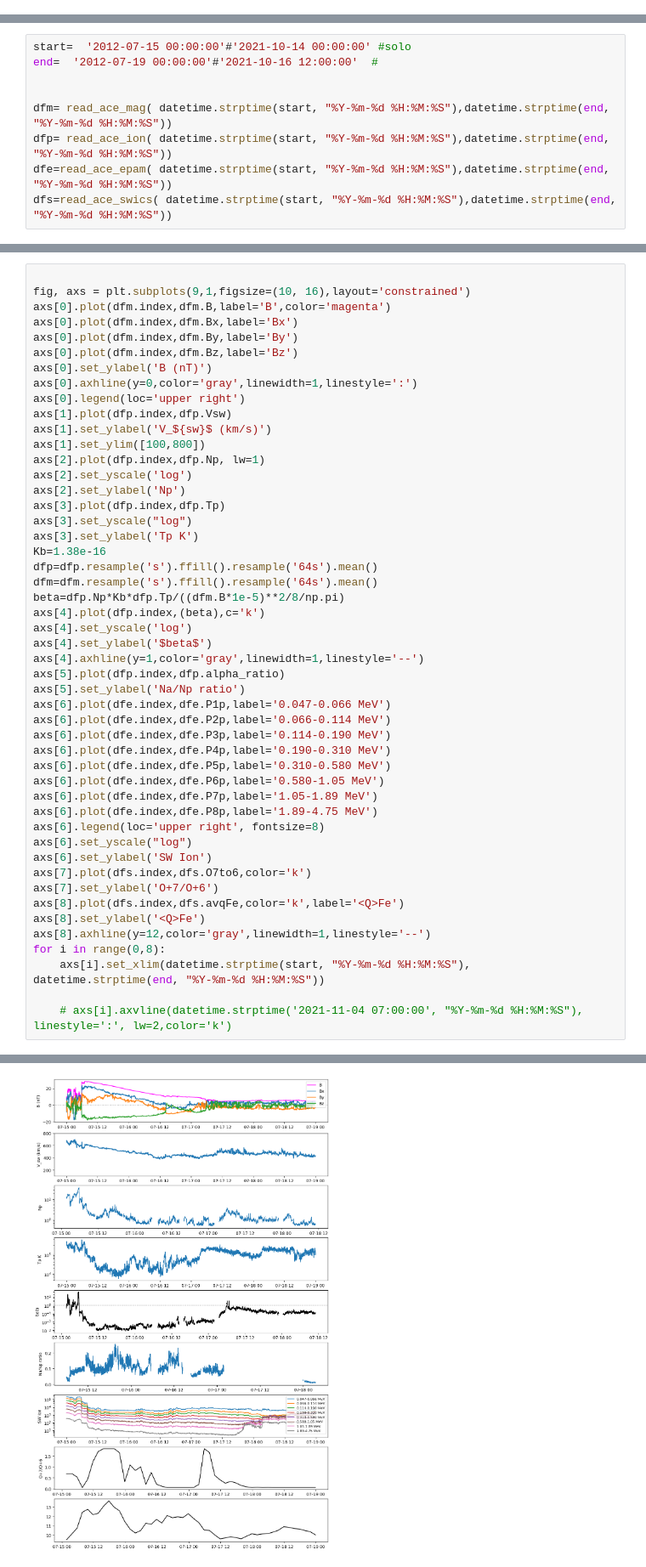
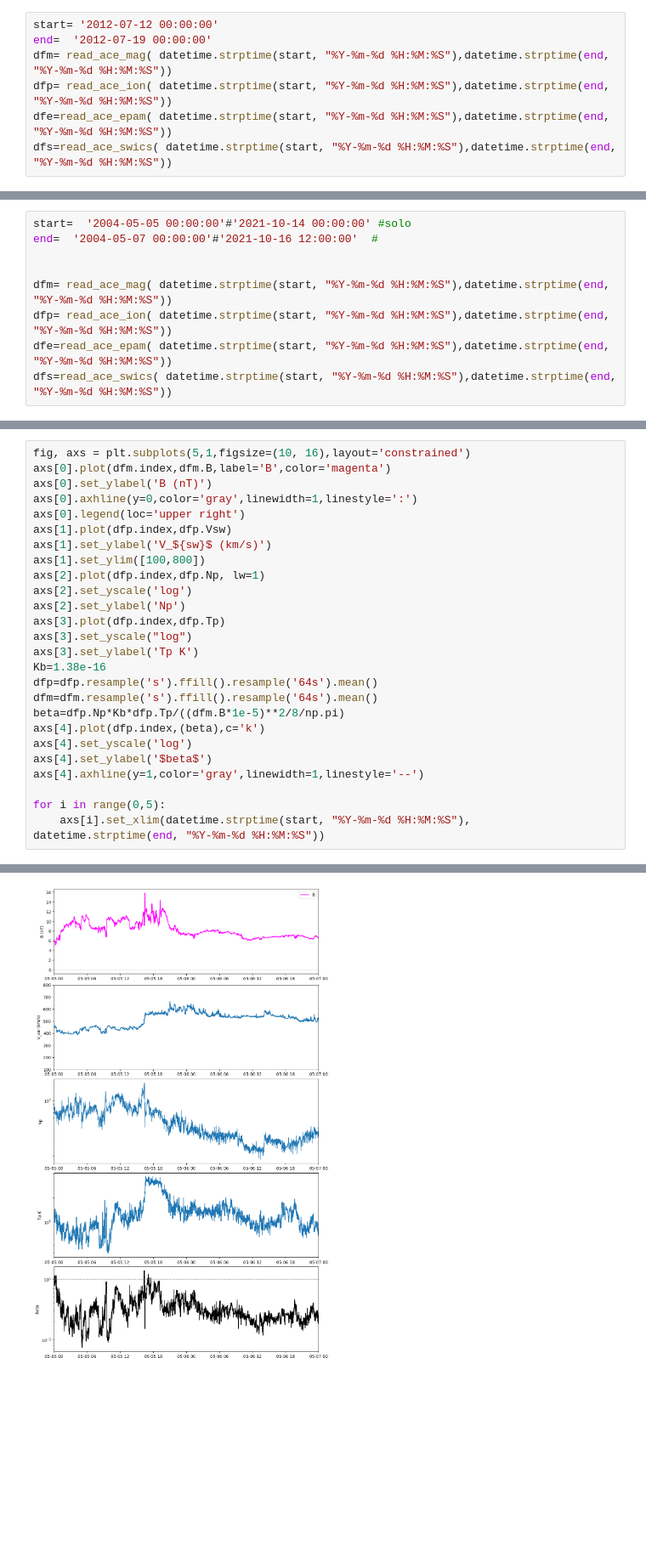
Before and after one commit to spal4532/Tutorial_LSS_SP, a Jupyter notebook: tutorial_icme.ipynb, the cells around one changed output, grey strips where cells are left out. Shown at 85% size. Saved outputs shown, nothing was run; the diff lists cells and outputs as text; blank space fills up the shorter version.

```diff
--- a/tutorial_icme.ipynb
+++ b/tutorial_icme.ipynb
@@ -8,3 +8,10 @@ from ace import read_ace_swics
 from datetime import datetime
 import pandas as pd
 import matplotlib.pyplot as plt
+# %%
+start= '2012-07-12 00:00:00'
+end=  '2012-07-19 00:00:00'
+dfm= read_ace_mag( datetime.strptime(start, "%Y-%m-%d %H:%M:%S"),datetime.strptime(end, "%Y-%m-%d %H:%M:%S"))
+dfp= read_ace_ion( datetime.strptime(start, "%Y-%m-%d %H:%M:%S"),datetime.strptime(end, "%Y-%m-%d %H:%M:%S"))
+dfe=read_ace_epam( datetime.strptime(start, "%Y-%m-%d %H:%M:%S"),datetime.strptime(end, "%Y-%m-%d %H:%M:%S"))
+dfs=read_ace_swics( datetime.strptime(start, "%Y-%m-%d %H:%M:%S"),datetime.strptime(end, "%Y-%m-%d %H:%M:%S"))
@@ -11,6 +75,6 @@ import matplotlib.pyplot as plt
 # %%
-start=  '2012-07-15 00:00:00'#'2021-10-14 00:00:00' #solo
-end=  '2012-07-19 00:00:00'#'2021-10-16 12:00:00'  #
+start=  '2004-05-05 00:00:00'#'2021-10-14 00:00:00' #solo
+end=  '2004-05-07 00:00:00'#'2021-10-16 12:00:00'  #
 
 
 dfm= read_ace_mag( datetime.strptime(start, "%Y-%m-%d %H:%M:%S"),datetime.strptime(end, "%Y-%m-%d %H:%M:%S"))
@@ -25,10 +89,6 @@ WARNING: AstropyDeprecationWarning: "Reader" was deprecated in version 6.0 and w
 # %%
-
-fig, axs = plt.subplots(9,1,figsize=(10, 16),layout='constrained')
+fig, axs = plt.subplots(5,1,figsize=(10, 16),layout='constrained')
 axs[0].plot(dfm.index,dfm.B,label='B',color='magenta')
-axs[0].plot(dfm.index,dfm.Bx,label='Bx')
-axs[0].plot(dfm.index,dfm.By,label='By')
-axs[0].plot(dfm.index,dfm.Bz,label='Bz')
 axs[0].set_ylabel('B (nT)')
 axs[0].axhline(y=0,color='gray',linewidth=1,linestyle=':')
 axs[0].legend(loc='upper right')
@@ -49,26 +109,7 @@ axs[4].plot(dfp.index,(beta),c='k')
 axs[4].set_yscale('log')
 axs[4].set_ylabel('$beta$')
 axs[4].axhline(y=1,color='gray',linewidth=1,linestyle='--')
-axs[5].plot(dfp.index,dfp.alpha_ratio)
-axs[5].set_ylabel('Na/Np ratio')
-axs[6].plot(dfe.index,dfe.P1p,label='0.047-0.066 MeV')
-axs[6].plot(dfe.index,dfe.P2p,label='0.066-0.114 MeV')
-axs[6].plot(dfe.index,dfe.P3p,label='0.114-0.190 MeV')
-axs[6].plot(dfe.index,dfe.P4p,label='0.190-0.310 MeV')
-axs[6].plot(dfe.index,dfe.P5p,label='0.310-0.580 MeV')
-axs[6].plot(dfe.index,dfe.P6p,label='0.580-1.05 MeV')
-axs[6].plot(dfe.index,dfe.P7p,label='1.05-1.89 MeV')
-axs[6].plot(dfe.index,dfe.P8p,label='1.89-4.75 MeV')
-axs[6].legend(loc='upper right', fontsize=8)
-axs[6].set_yscale("log")
-axs[6].set_ylabel('SW Ion')
-axs[7].plot(dfs.index,dfs.O7to6,color='k')
-axs[7].set_ylabel('O+7/O+6')
-axs[8].plot(dfs.index,dfs.avqFe,color='k',label='<Q>Fe')
-axs[8].set_ylabel('<Q>Fe')
-axs[8].axhline(y=12,color='gray',linewidth=1,linestyle='--')
-for i in range(0,8):
+
+for i in range(0,5):
     axs[i].set_xlim(datetime.strptime(start, "%Y-%m-%d %H:%M:%S"), datetime.strptime(end, "%Y-%m-%d %H:%M:%S"))
-
-    # axs[i].axvline(datetime.strptime('2021-11-04 07:00:00', "%Y-%m-%d %H:%M:%S"),  linestyle=':', lw=2,color='k')
 # %% [output]
@@ -76 +116 @@ AttributeError: 'Axes' object has no attribute 'y_label'
-[figure, old version]
+[figure, new version]
```
Also changed, not shown: parts of 5 cells of this notebook.
